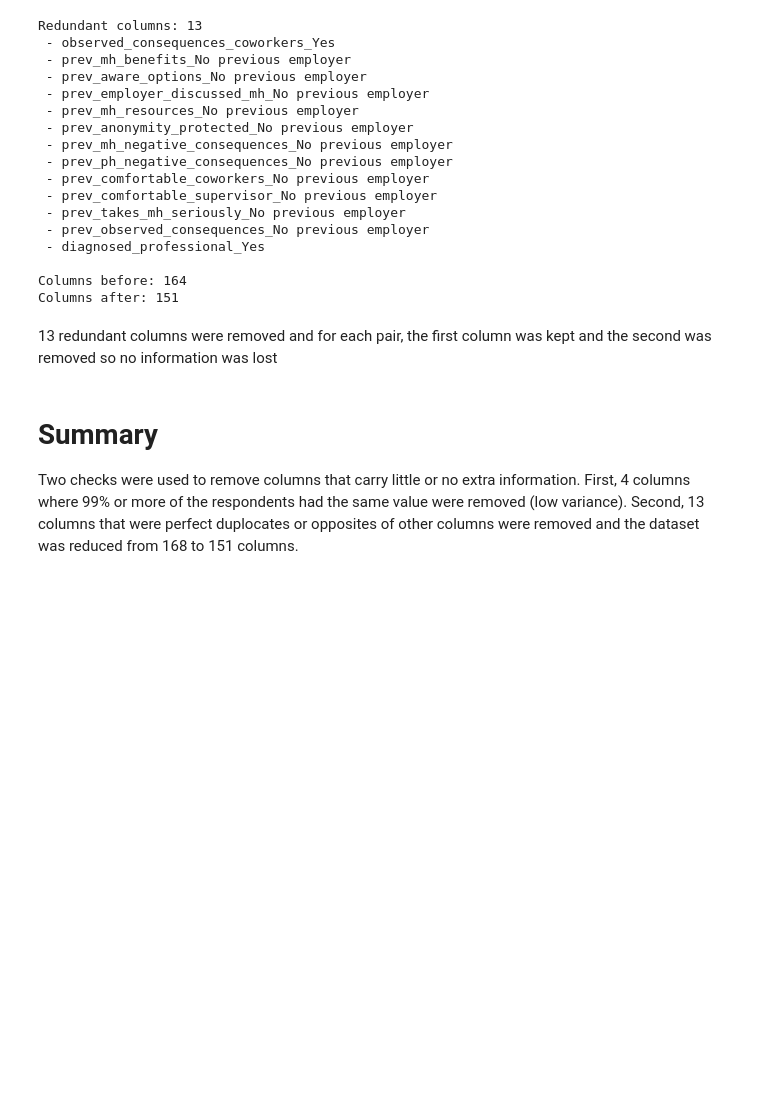
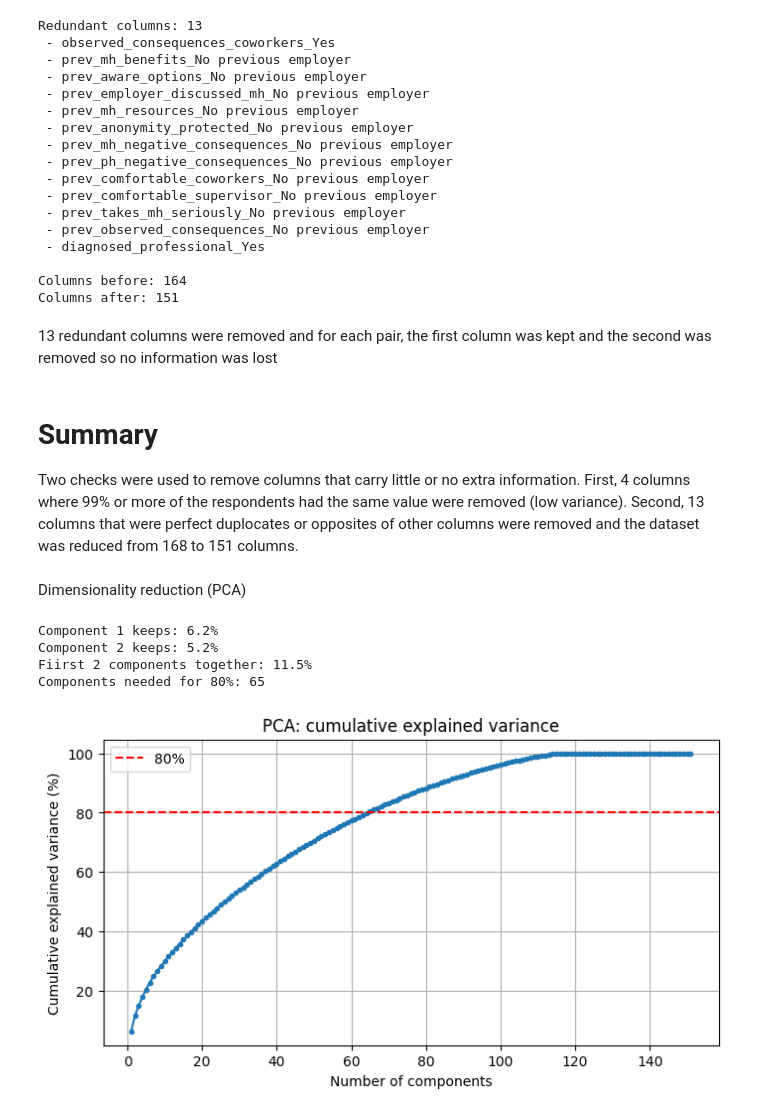
Before and after one commit to faisalhamza909-blip/mental-health-clustering-case-study-, a Jupyter notebook: mental_health_case_study.ipynb, the cells around one changed output. Drawn from its saved outputs; the diff is of its cells as text; code cells hidden in the pictures; blank space fills up the shorter version.

```diff
--- a/mental_health_case_study.ipynb
+++ b/mental_health_case_study.ipynb
@@ -674,3 +674,39 @@ Columns after: 151
 # %% [markdown]
 # Summary
 Two checks were used to remove columns that carry little or no extra information. First, 4 columns where 99% or more of the respondents had the same value were removed (low variance). Second, 13 columns that were perfect duplocates or opposites of other columns were removed and the dataset was reduced from 168 to 151 columns.
+# %% [markdown]
+Dimensionality reduction (PCA)
+# %%
+import os
+from sklearn.decomposition import PCA
+import matplotlib.pyplot as plt
+
+figures_folder = "/content/drive/MyDrive/case study/figures"
+os.makedirs(figures_folder, exist_ok=True)
+
+pca_full = PCA()
+pca_full.fit(df_scaled)
+explained = pca_full.explained_variance_ratio_ * 100
+cumulative = np.cumsum(explained)
+
+print(f"Component 1 keeps: {explained[0]:.1f}%")
+print(f"Component 2 keeps: {explained[1]:.1f}%")
+print(f"Fiirst 2 components together: {cumulative[1]:.1f}%")
+print(f"Components needed for 80%: {np.argmax(cumulative >= 80) + 1}")
+
+plt.figure(figsize=(8,4))
+plt.plot(range(1, len(cumulative) + 1), cumulative, marker=".")
+plt.axhline(80, color="red", linestyle="--", label="80%")
+plt.xlabel("Number of components")
+plt.ylabel("Cumulative explained variance (%)")
+plt.title("PCA: cumulative explained variance")
+plt.legend()
+plt.grid(True)
+plt.savefig(f"{figures_folder}/pca_explained_variance.png", dpi=150, bbox_inches="tight")
+plt.show()
+# %% [output]
+Component 1 keeps: 6.2%
+Component 2 keeps: 5.2%
+Fiirst 2 components together: 11.5%
+Components needed for 80%: 65
+[figure, added]
```
Also changed, not shown: parts of 7 cells of this notebook.
